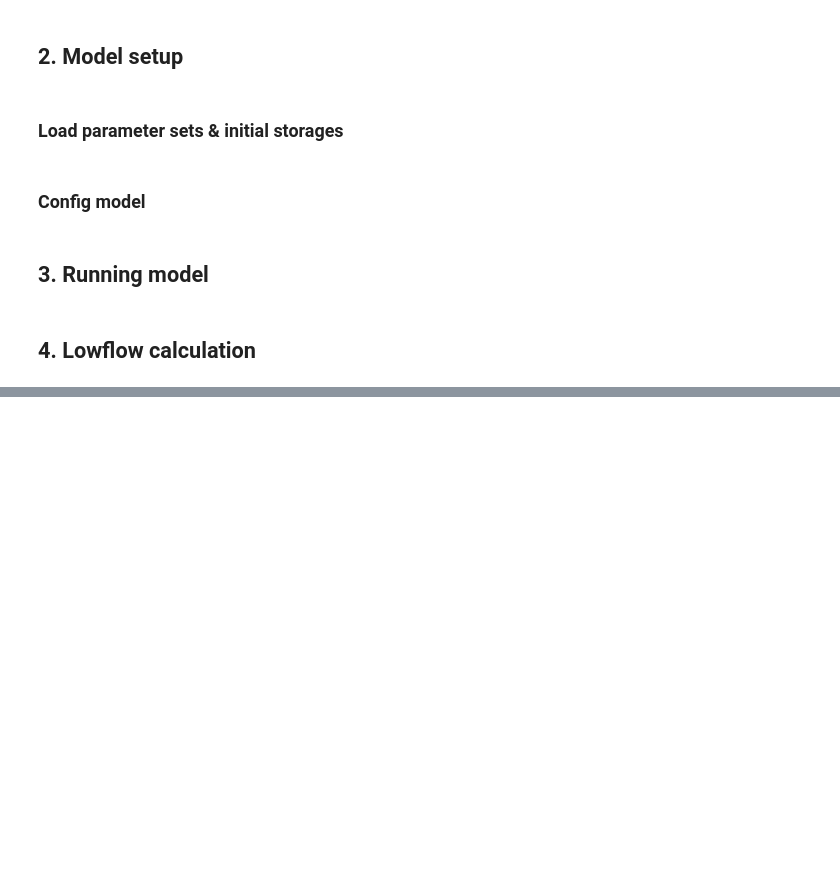
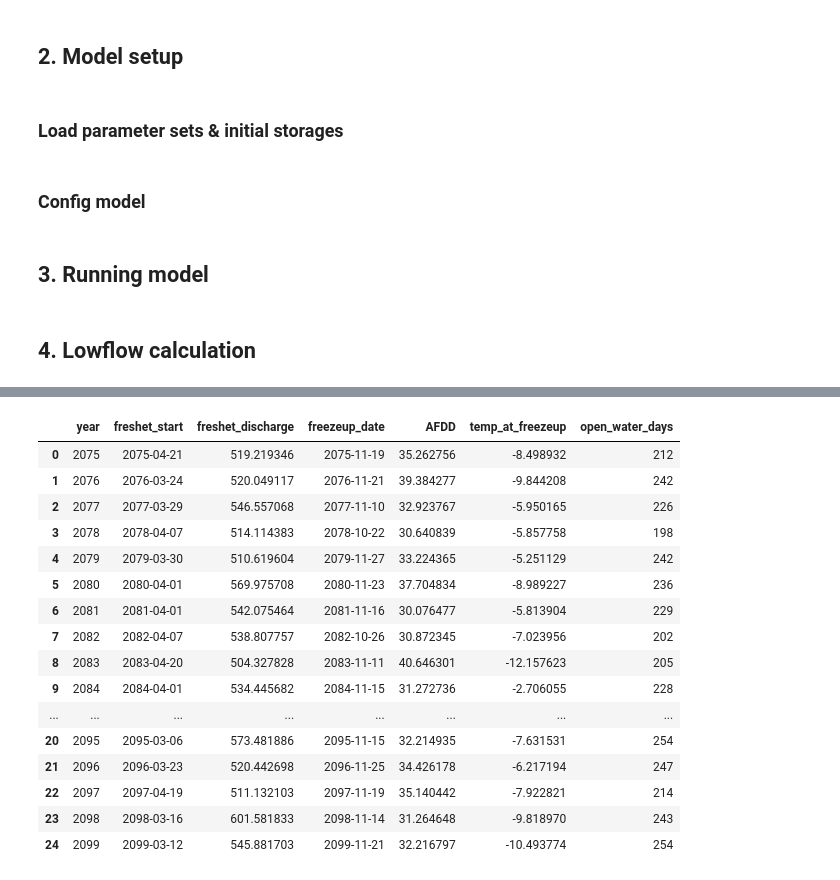
Before and after one commit to eWaterCycle/projects, a Jupyter notebook: Workyard/Step7_CMIP_Projections.ipynb, the cells around one changed output, grey strips where cells are left out. Cells and saved outputs as stored; diff of their text form; code cells hidden in the pictures; blank space fills up the shorter version.

```diff
--- a/Workyard/Step7_CMIP_Projections.ipynb
+++ b/Workyard/Step7_CMIP_Projections.ipynb
@@ -284,0 +738,16 @@ NameError: name 'lowflow_counter_ensemble' is not defined
+# %%
+forcing_path_CMIP = forcing_path_cmip(
+    scenario=selected_scenario,
+    start_year=start_year,
+    end_year=end_year
+)
+
+CMIP_forcing = ewatercycle.forcing.sources["LumpedMakkinkForcing"].load(
+    directory=forcing_path_CMIP
+)
+
+ensemble_data_CMIP = run_hbv_ensemble(
+    par_ensemble=par_ensemble,
+    initial_storages=s_0,
+    forcing=CMIP_forcing
+)
@@ -284,0 +835,43 @@ NameError: name 'lowflow_counter_ensemble' is not defined
+# %%
+freshet_dates = find_freshet_start_dates(
+    ensemble_data=ensemble_data_CMIP,
+    start_year=start_year,
+    end_year=end_year
+)
+
+freezeup_dates = find_freezeup_dates(
+    forcing_path=forcing_path_CMIP,
+    start_year=start_year,
+    end_year=end_year,
+    AFDD_critical=AFDD_critical
+)
+
+open_water_dates = freshet_dates.merge(
+    freezeup_dates,
+    on="year",
+    how="inner"
+)
+
+open_water_dates["open_water_days"] = (
+    open_water_dates["freezeup_date"] - open_water_dates["freshet_start"]
+).dt.days
+
+open_water_dates
+# %% [output]
+|  | year | freshet_start | freshet_discharge | freezeup_date | AFDD | temp_at_freezeup | open_water_days |
+| 0 | 2075 | 2075-04-21 | 519.219346 | 2075-11-19 | 35.262756 | -8.498932 | 212 |
+| 1 | 2076 | 2076-03-24 | 520.049117 | 2076-11-21 | 39.384277 | -9.844208 | 242 |
+| 2 | 2077 | 2077-03-29 | 546.557068 | 2077-11-10 | 32.923767 | -5.950165 | 226 |
+| 3 | 2078 | 2078-04-07 | 514.114383 | 2078-10-22 | 30.640839 | -5.857758 | 198 |
+| 4 | 2079 | 2079-03-30 | 510.619604 | 2079-11-27 | 33.224365 | -5.251129 | 242 |
+| 5 | 2080 | 2080-04-01 | 569.975708 | 2080-11-23 | 37.704834 | -8.989227 | 236 |
+| 6 | 2081 | 2081-04-01 | 542.075464 | 2081-11-16 | 30.076477 | -5.813904 | 229 |
+| 7 | 2082 | 2082-04-07 | 538.807757 | 2082-10-26 | 30.872345 | -7.023956 | 202 |
+| 8 | 2083 | 2083-04-20 | 504.327828 | 2083-11-11 | 40.646301 | -12.157623 | 205 |
+| 9 | 2084 | 2084-04-01 | 534.445682 | 2084-11-15 | 31.272736 | -2.706055 | 228 |
+| ... | ... | ... | ... | ... | ... | ... | ... |
+| 20 | 2095 | 2095-03-06 | 573.481886 | 2095-11-15 | 32.214935 | -7.631531 | 254 |
+| 21 | 2096 | 2096-03-23 | 520.442698 | 2096-11-25 | 34.426178 | -6.217194 | 247 |
+| 22 | 2097 | 2097-04-19 | 511.132103 | 2097-11-19 | 35.140442 | -7.922821 | 214 |
+| 23 | 2098 | 2098-03-16 | 601.581833 | 2098-11-14 | 31.264648 | -9.818970 | 243 |
+| 24 | 2099 | 2099-03-12 | 545.881703 | 2099-11-21 | 32.216797 | -10.493774 | 254 |
```
Also changed, not shown: parts of 32 cells of this notebook.
